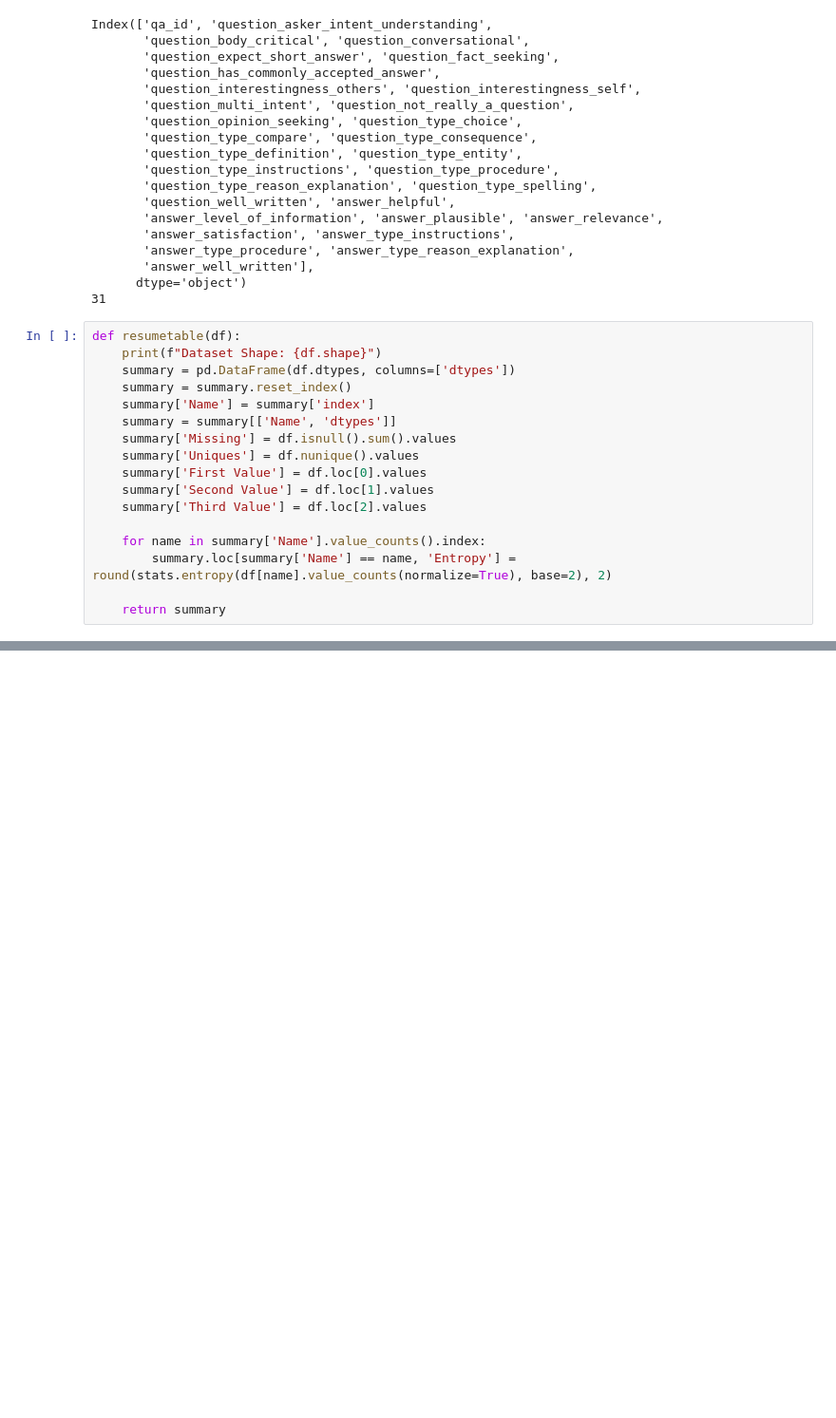
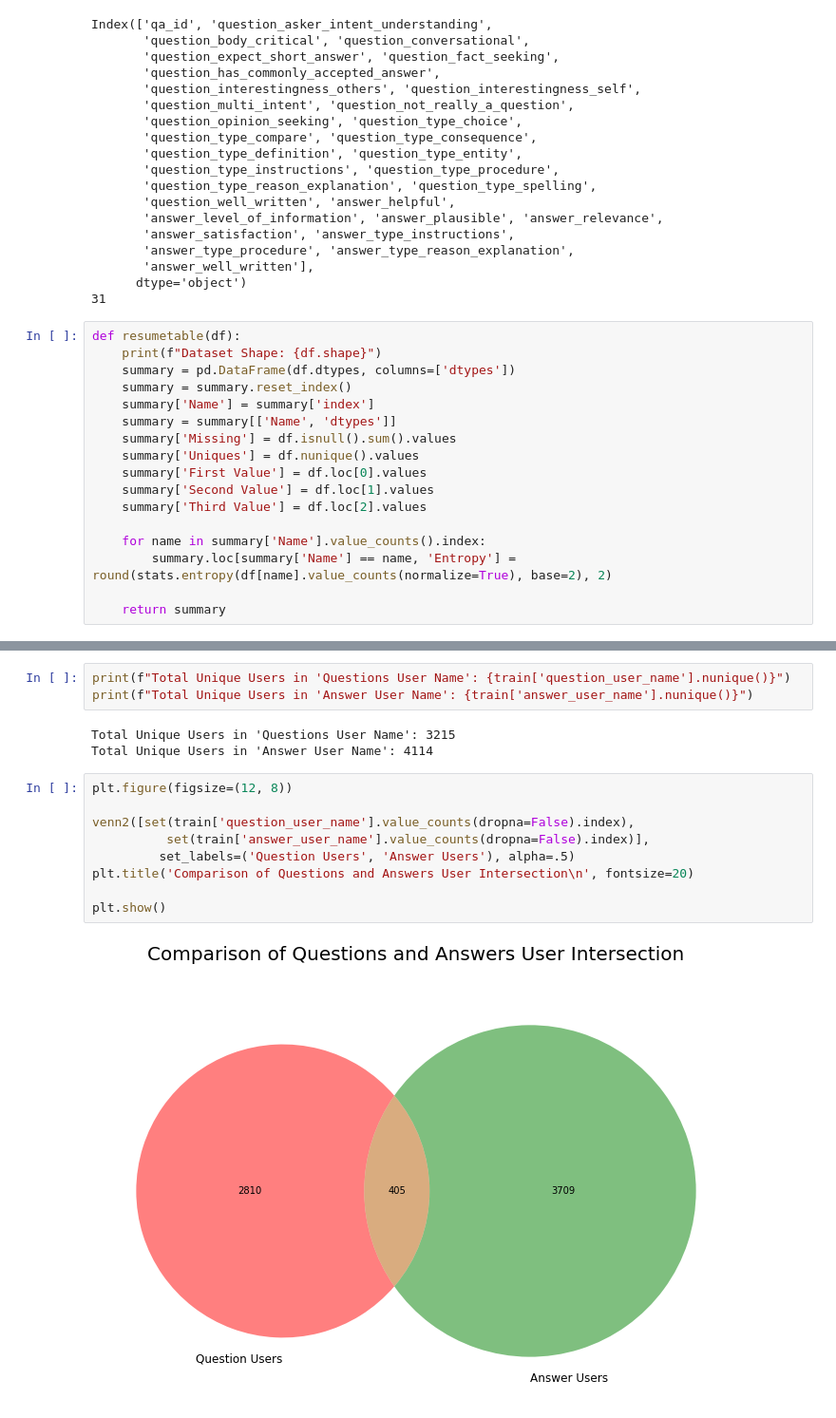
Before and after one commit to prakhar154/GoogleQuestQ-ALabeling, a Jupyter notebook: code.ipynb, the cells around one changed output, grey strips where cells are left out. Shown: that part at 95% size. Cells and saved outputs as stored; diff of their text form; blank space fills up the shorter version.

```diff
--- a/code.ipynb
+++ b/code.ipynb
@@ -120,0 +167,17 @@ AttributeError: 'DataFrame' object has no attribute 'host'
+# %%
+print(f"Total Unique Users in 'Questions User Name': {train['question_user_name'].nunique()}")
+print(f"Total Unique Users in 'Answer User Name': {train['answer_user_name'].nunique()}")
+# %% [output]
+Total Unique Users in 'Questions User Name': 3215
+Total Unique Users in 'Answer User Name': 4114
+# %%
+plt.figure(figsize=(12, 8))
+
+venn2([set(train['question_user_name'].value_counts(dropna=False).index),
+          set(train['answer_user_name'].value_counts(dropna=False).index)],
+         set_labels=('Question Users', 'Answer Users'), alpha=.5)
+plt.title('Comparison of Questions and Answers User Intersection\n', fontsize=20)
+
+plt.show()
+# %% [output]
+[figure, added]
```
Also changed, not shown: parts of 6 cells of this notebook.
